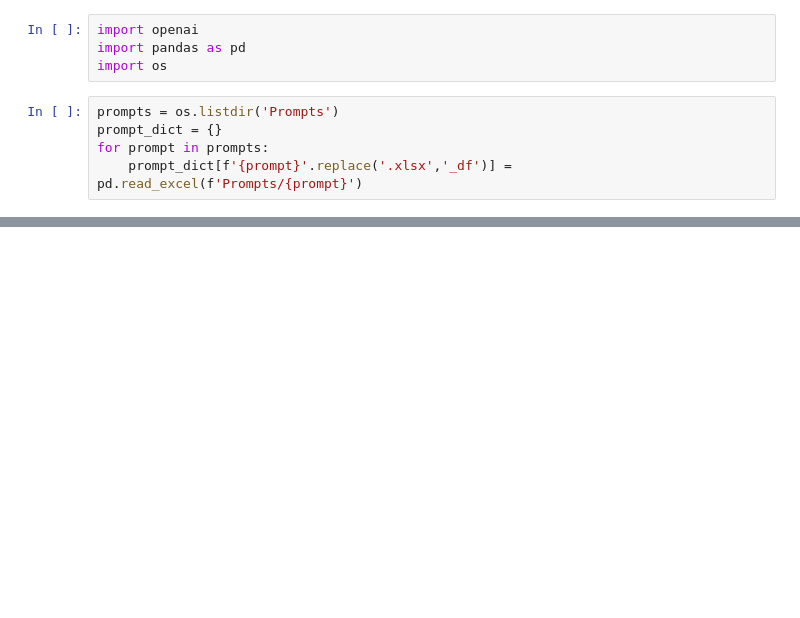
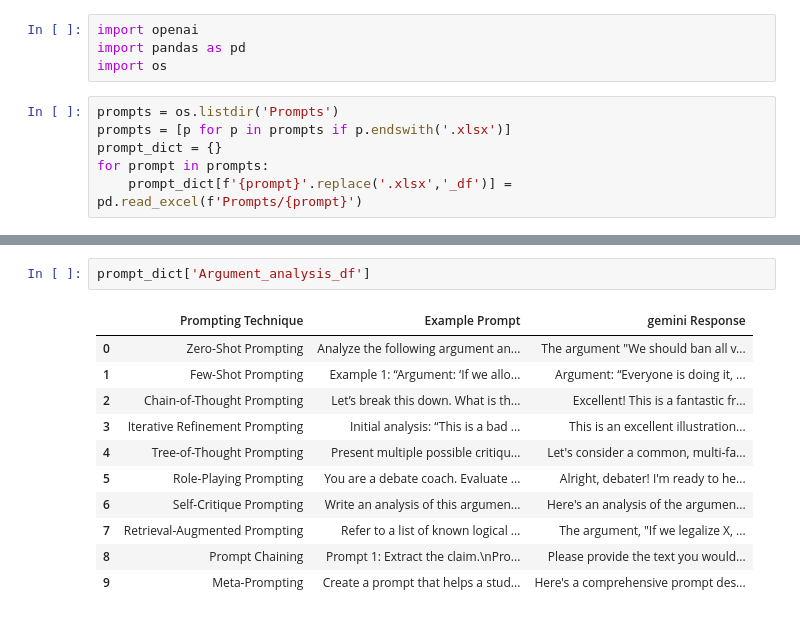
Before and after one commit to FadiEGit/Portfolio, a Jupyter notebook: GenAI/experiment.ipynb, the cells around one changed output, grey strips where cells are left out. Drawn from its saved outputs; the diff is of its cells as text; blank space fills up the shorter version.

```diff
--- a/GenAI/experiment.ipynb
+++ b/GenAI/experiment.ipynb
@@ -4,6 +4,7 @@ import pandas as pd
 import os
 # %%
 prompts = os.listdir('Prompts')
+prompts = [p for p in prompts if p.endswith('.xlsx')]
 prompt_dict = {}
 for prompt in prompts:
     prompt_dict[f'{prompt}'.replace('.xlsx','_df')] = pd.read_excel(f'Prompts/{prompt}')
@@ -19,0 +85,14 @@ ModuleNotFoundError: No module named 'google'
+# %%
+prompt_dict['Argument_analysis_df']
+# %% [output]
+|  | Prompting Technique | Example Prompt | gemini Response |
+| 0 | Zero-Shot Prompting | Analyze the following argument an... | The argument "We should ban all v... |
+| 1 | Few-Shot Prompting | Example 1: “Argument: ‘If we allo... | Argument: “Everyone is doing it, ... |
+| 2 | Chain-of-Thought Prompting | Let’s break this down. What is th... | Excellent! This is a fantastic fr... |
+| 3 | Iterative Refinement Prompting | Initial analysis: “This is a bad ... | This is an excellent illustration... |
+| 4 | Tree-of-Thought Prompting | Present multiple possible critiqu... | Let's consider a common, multi-fa... |
+| 5 | Role-Playing Prompting | You are a debate coach. Evaluate ... | Alright, debater! I'm ready to he... |
+| 6 | Self-Critique Prompting | Write an analysis of this argumen... | Here's an analysis of the argumen... |
+| 7 | Retrieval-Augmented Prompting | Refer to a list of known logical ... | The argument, "If we legalize X, ... |
+| 8 | Prompt Chaining | Prompt 1: Extract the claim.\nPro... | Please provide the text you would... |
+| 9 | Meta-Prompting | Create a prompt that helps a stud... | Here's a comprehensive prompt des... |
```
Also changed, not shown: parts of 23 cells of this notebook, 10 other files.
